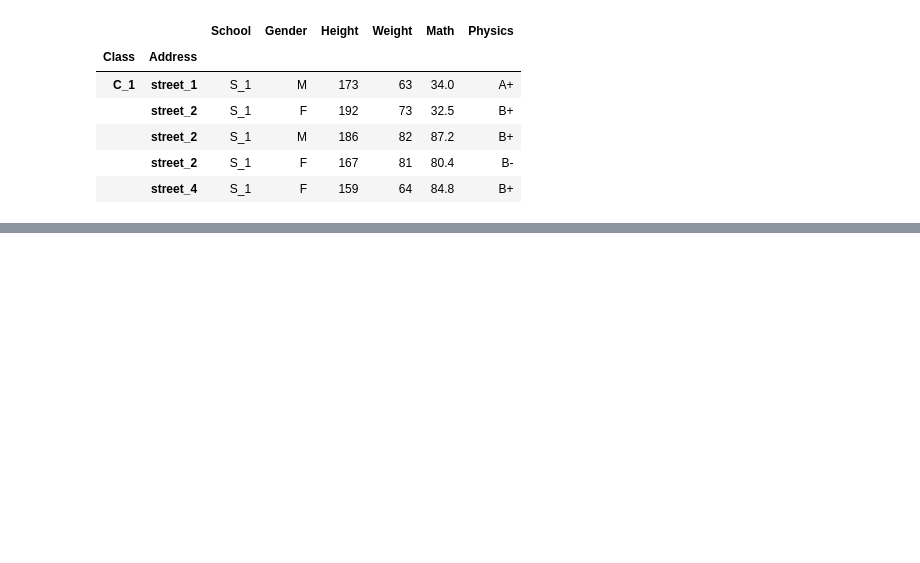
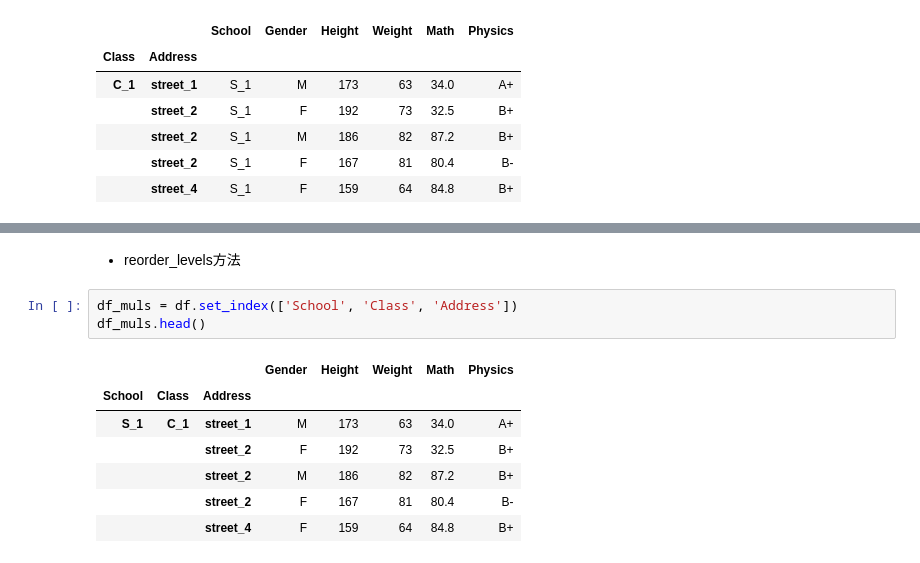
Before and after one commit to macnversion/python3, a Jupyter notebook: python3_books/pandas学习/pandas基础.ipynb, the cells around one changed output, grey strips where cells are left out. Saved outputs shown, nothing was run; the diff lists cells and outputs as text; blank space fills up the shorter version.

```diff
--- a/python3_books/pandas学习/pandas基础.ipynb
+++ b/python3_books/pandas学习/pandas基础.ipynb
@@ -567,0 +610,13 @@ df_using_mul.head()
+# %% [markdown]
+- reorder_levels方法
+# %%
+df_muls = df.set_index(['School', 'Class', 'Address'])
+df_muls.head()
+# %% [output]
+|  |  |  | Gender | Height | Weight | Math | Physics |
+| School | Class | Address |  |  |  |  |  |
+| S_1 | C_1 | street_1 | M | 173 | 63 | 34.0 | A+ |
+|  |  | street_2 | F | 192 | 73 | 32.5 | B+ |
+|  |  | street_2 | M | 186 | 82 | 87.2 | B+ |
+|  |  | street_2 | F | 167 | 81 | 80.4 | B- |
+|  |  | street_4 | F | 159 | 64 | 84.8 | B+ |
```
Also changed, not shown: parts of 7 cells of this notebook.
